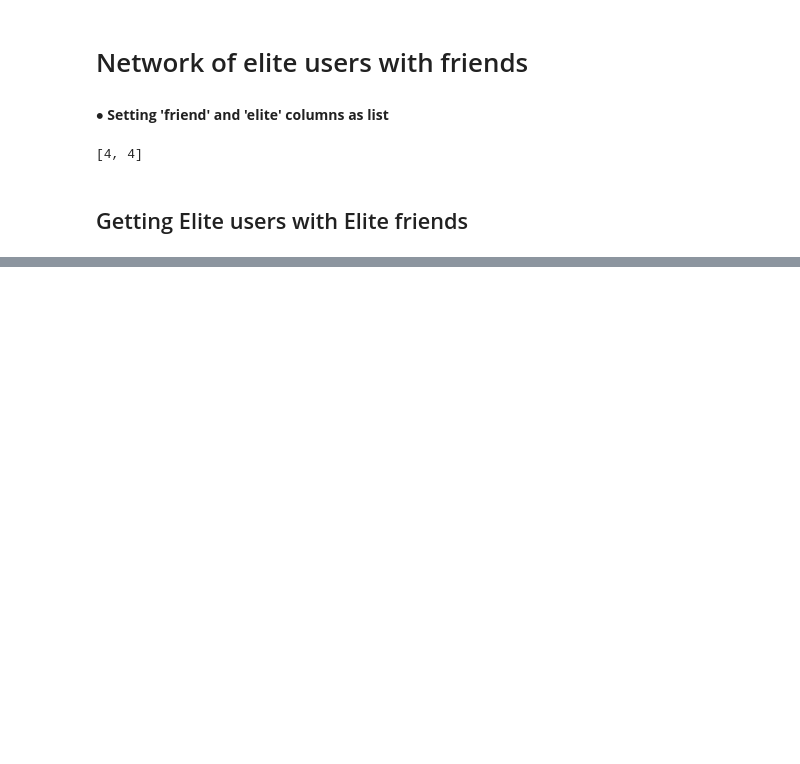
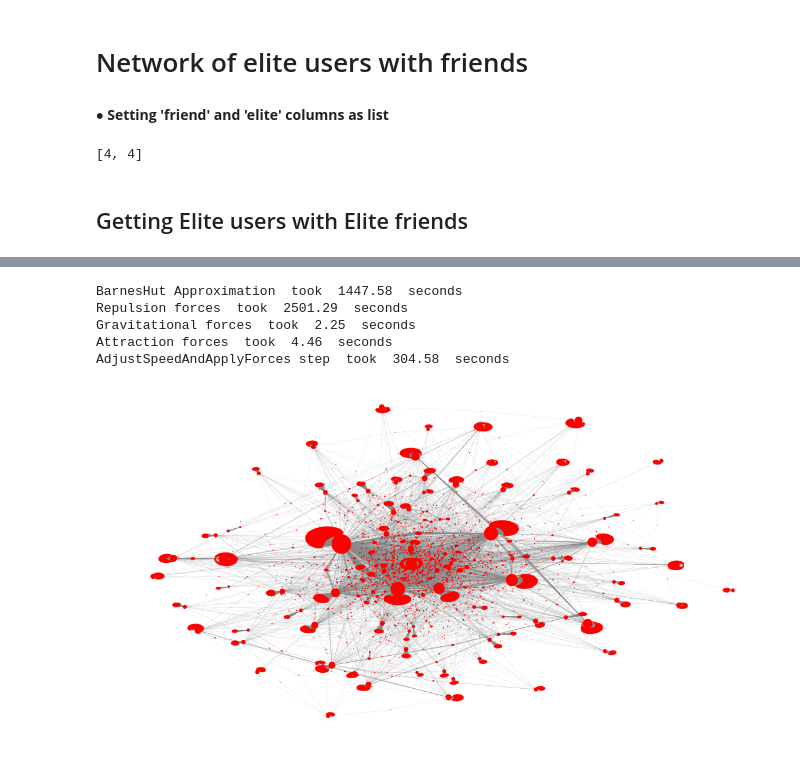
Before and after one commit to JulesBelveze/yelp-dataset-analysis, a Jupyter notebook: FinalProject.ipynb, the cells around one changed output, grey strips where cells are left out. Cells and saved outputs as stored; diff of their text form; code cells hidden in the pictures; blank space fills up the shorter version.

Commit message:
users network

```diff
--- a/FinalProject.ipynb
+++ b/FinalProject.ipynb
@@ -285,0 +299,15 @@ spark_df_users = spark_df_users.withColumn("friends", split(col("friends"), "\\|
+# %%
+import networkx as nx
+
+#user_nw_dir = nx.DiGraph()
+user_nw_undir = nx.Graph()
+
+for user in elite_friends.keys():
+    #print(user)
+    user_nw_undir.add_node(user)
+
+    friends = elite_friends[user]
+    for friend in friends:
+        user_nw_undir.add_edge(user, friend)
+print('nodes', len(user_nw_undir.nodes))
+print('edges', len(user_nw_undir.edges))
@@ -285,0 +317,63 @@ spark_df_users = spark_df_users.withColumn("friends", split(col("friends"), "\\|
+# %%
+import fa2
+import matplotlib.pyplot as plt
+
+
+forceatlas2 = fa2.ForceAtlas2(
+    # Behavior alternatives
+    outboundAttractionDistribution=False,  # Dissuade hubs
+    linLogMode=False,  # NOT IMPLEMENTED
+    adjustSizes=False,  # Prevent overlap (NOT IMPLEMENTED)
+    edgeWeightInfluence=0,
+
+    # Performance
+    jitterTolerance=.01,  # Tolerance
+    barnesHutOptimize=True,
+    barnesHutTheta=1.2,
+    multiThreaded=False,  # NOT IMPLEMENTED
+
+    # Tuning
+    scalingRatio= 1,
+    strongGravityMode=True,
+    gravity=200,
+    # Log
+    verbose=True)
+
+positions = forceatlas2.forceatlas2_networkx_layout(user_nw_undir,
+                                                    pos=None,
+                                                    iterations=8000);
+# %% [output]
+BarnesHut Approximation  took  1447.58  seconds
+Repulsion forces  took  2501.29  seconds
+Gravitational forces  took  2.25  seconds
+Attraction forces  took  4.46  seconds
+AdjustSpeedAndApplyForces step  took  304.58  seconds
+# %%
+# creating a dic containing all nodes degree
+degrees = {}
+for node, degree in nx.degree(user_nw_undir):
+    degrees[node] = degree
+
+# creating a dic containing all edges weight
+#weights = {}
+#for u, v in user_nw_undir.edges:
+#    weights[(u, v)] = user_nw_undir[u][v]['weight']
+
+plt.rcParams["figure.figsize"] = [15, 8]
+
+nx.draw(user_nw_undir,
+        positions,
+        cmap=plt.get_cmap('jet'),
+        edge_color="#898989",
+        #nodelist=degrees.keys(),
+        node_size= [v * .2 for v in degrees.values()],
+        #node_color = node_colors,
+        #border = .1,
+        #border_color='black',
+        overlap = False,
+        width = .1,
+        with_labels=False)
+
+plt.show()
+# %% [output]
+[figure, added]
```
Also changed, not shown: parts of 9 cells of this notebook, 1 other file.
